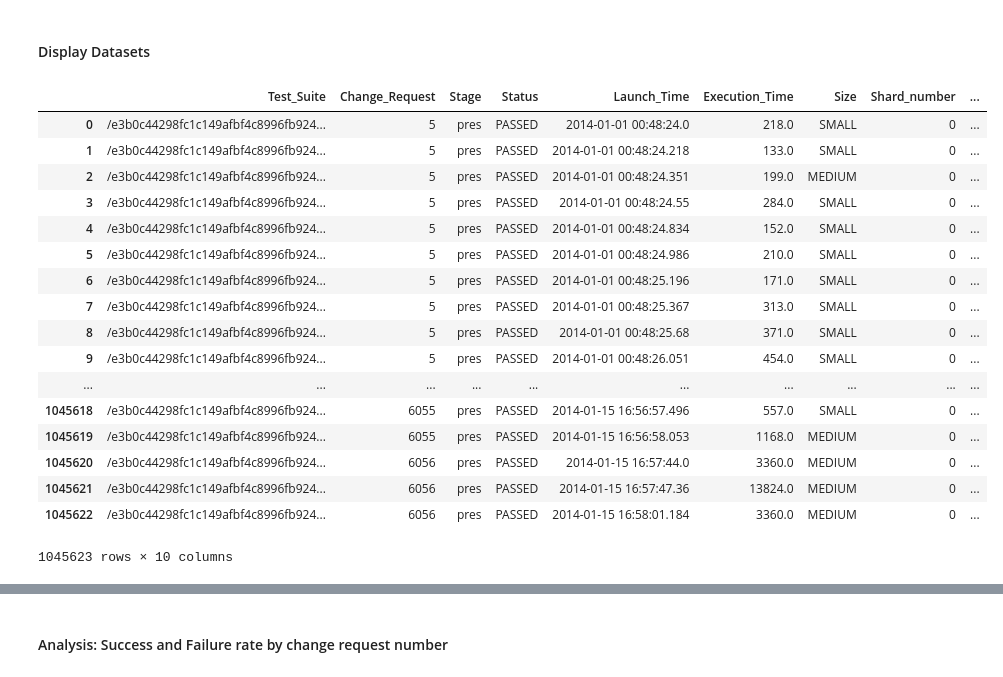
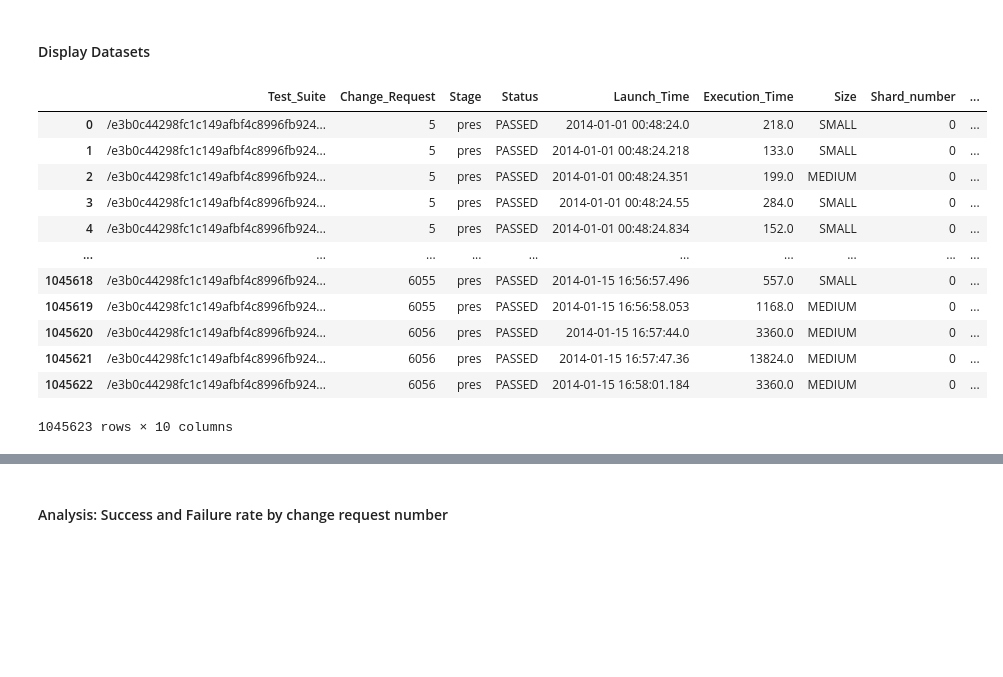
Before and after one commit to HarishJayasankar/SOEN-7481-Project, a Jupyter notebook: TestReprioritization.ipynb, the cells around one changed output, grey strips where cells are left out. Saved outputs shown, nothing was run; the diff lists cells and outputs as text; code cells hidden in the pictures; blank space fills up the shorter version.

```diff
--- a/TestReprioritization.ipynb
+++ b/TestReprioritization.ipynb
@@ -37,25 +33,20 @@ FileNotFoundError: [Errno 2] No such file or directory: 'GooglePostCleanData.out
 # %% [markdown]
 #### Display Datasets
 # %%
-# GooglePost
+# reading and storing GooglePredataset
 
 import numpy as np
 import pandas as pd
 
-googleprecommit=pd.read_csv('/home/vssuchetavs/GooglePresCleanData.csv') #, delimiter=","
+googleprecommit=pd.read_csv('GooglePresCleanData.csv')
 googleprecommit
 # %% [output]
 |  | Test_Suite | Change_Request | Stage | Status | Launch_Time | Execution_Time | Size | Shard_number | ... |
 | 0 | /e3b0c44298fc1c149afbf4c8996fb924... | 5 | pres | PASSED | 2014-01-01 00:48:24.0 | 218.0 | SMALL | 0 | ... |
 | 1 | /e3b0c44298fc1c149afbf4c8996fb924... | 5 | pres | PASSED | 2014-01-01 00:48:24.218 | 133.0 | SMALL | 0 | ... |
 | 2 | /e3b0c44298fc1c149afbf4c8996fb924... | 5 | pres | PASSED | 2014-01-01 00:48:24.351 | 199.0 | MEDIUM | 0 | ... |
 | 3 | /e3b0c44298fc1c149afbf4c8996fb924... | 5 | pres | PASSED | 2014-01-01 00:48:24.55 | 284.0 | SMALL | 0 | ... |
 | 4 | /e3b0c44298fc1c149afbf4c8996fb924... | 5 | pres | PASSED | 2014-01-01 00:48:24.834 | 152.0 | SMALL | 0 | ... |
-| 5 | /e3b0c44298fc1c149afbf4c8996fb924... | 5 | pres | PASSED | 2014-01-01 00:48:24.986 | 210.0 | SMALL | 0 | ... |
-| 6 | /e3b0c44298fc1c149afbf4c8996fb924... | 5 | pres | PASSED | 2014-01-01 00:48:25.196 | 171.0 | SMALL | 0 | ... |
-| 7 | /e3b0c44298fc1c149afbf4c8996fb924... | 5 | pres | PASSED | 2014-01-01 00:48:25.367 | 313.0 | SMALL | 0 | ... |
-| 8 | /e3b0c44298fc1c149afbf4c8996fb924... | 5 | pres | PASSED | 2014-01-01 00:48:25.68 | 371.0 | SMALL | 0 | ... |
-| 9 | /e3b0c44298fc1c149afbf4c8996fb924... | 5 | pres | PASSED | 2014-01-01 00:48:26.051 | 454.0 | SMALL | 0 | ... |
 | ... | ... | ... | ... | ... | ... | ... | ... | ... | ... |
 | 1045618 | /e3b0c44298fc1c149afbf4c8996fb924... | 6055 | pres | PASSED | 2014-01-15 16:56:57.496 | 557.0 | SMALL | 0 | ... |
 | 1045619 | /e3b0c44298fc1c149afbf4c8996fb924... | 6055 | pres | PASSED | 2014-01-15 16:56:58.053 | 1168.0 | MEDIUM | 0 | ... |
```
Also changed, not shown: parts of 13 cells of this notebook.
